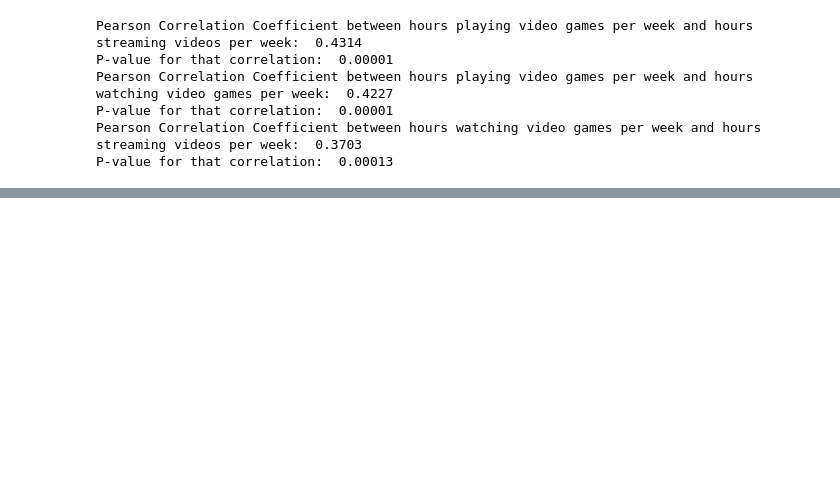
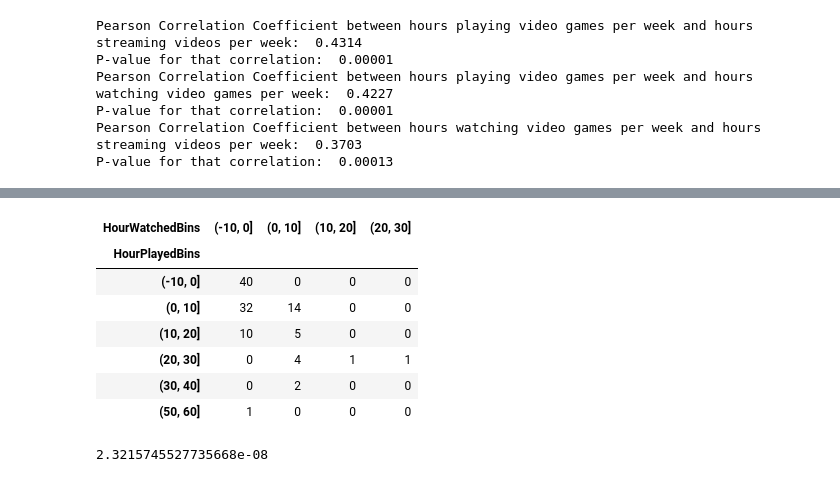
Before and after one commit to ssumachai/CS105-MiniProject, a Jupyter notebook: jackson_project.ipynb, the cells around one changed output, grey strips where cells are left out. Cells and saved outputs as stored; diff of their text form; code cells hidden in the pictures; blank space fills up the shorter version.

Commit message:
Added chi square test with bins

```diff
--- a/jackson_project.ipynb
+++ b/jackson_project.ipynb
@@ -124,0 +125,8 @@ This graph although hard to read, highlights some aspects of the data in relatio
+# %%
+#Creating chi square test for bins of values to turn numerical data into categorical data
+#Bins: 0, 1-5, 6-10, 11-15, 16-20, 21-25, 26-30, 31-35, ... 55-60
+
+bins = range(-10,100,10)
+df = df.dropna(subset=['HourPlayed', 'HourWatched'])
+df['HourPlayedBins'] = pd.cut(df['HourPlayed'],bins)
+df['HourWatchedBins'] = pd.cut(df['HourWatched'],bins)
@@ -124,0 +161,23 @@ This graph although hard to read, highlights some aspects of the data in relatio
+# %%
+chitable = pd.DataFrame()
+chitable['HourPlayedBins'] = df['HourPlayedBins']
+chitable['HourWatchedBins'] = df['HourWatchedBins']
+chitable['HourWatched'] = df['HourWatched']
+chitable.pivot_table(index='HourPlayedBins', columns='HourWatchedBins', aggfunc='count')
+contingency = pd.crosstab(chitable['HourPlayedBins'], chitable['HourWatchedBins'])
+contingency
+# %% [output]
+| HourWatchedBins | (-10, 0] | (0, 10] | (10, 20] | (20, 30] |
+| HourPlayedBins |  |  |  |  |
+| (-10, 0] | 40 | 0 | 0 | 0 |
+| (0, 10] | 32 | 14 | 0 | 0 |
+| (10, 20] | 10 | 5 | 0 | 0 |
+| (20, 30] | 0 | 4 | 1 | 1 |
+| (30, 40] | 0 | 2 | 0 | 0 |
+| (50, 60] | 1 | 0 | 0 | 0 |
+# %%
+from scipy.stats import chi2_contingency
+c, p, dof, expected = chi2_contingency(contingency)
+print(p)
+# %% [output]
+2.3215745527735668e-08
```
Also changed, not shown: parts of 11 cells of this notebook.
